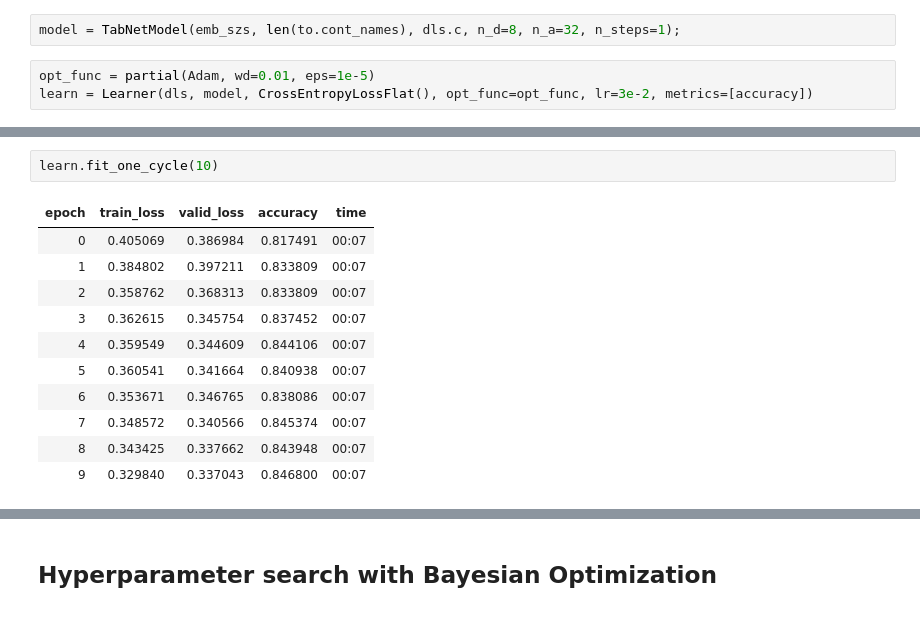
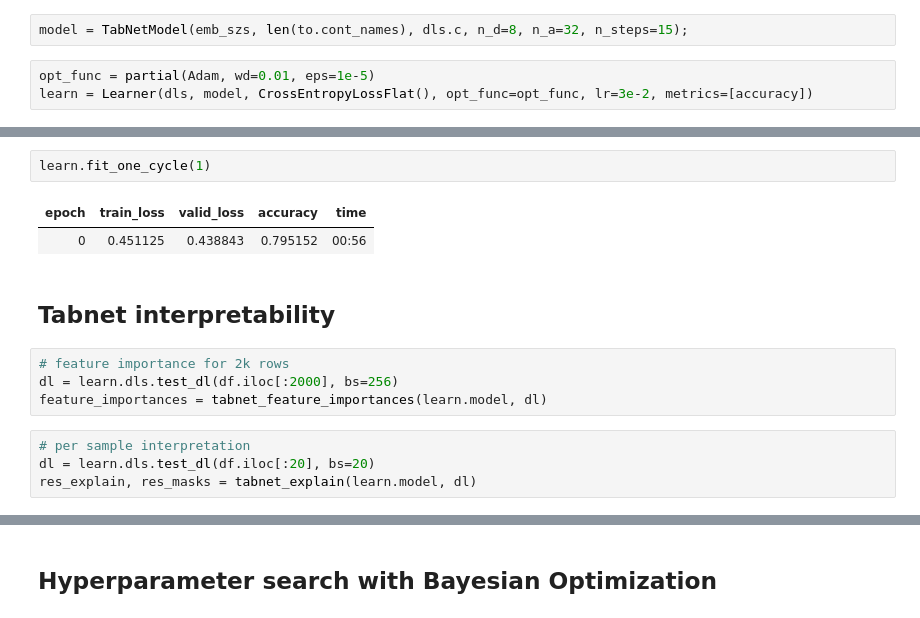
Before and after one commit to mgrankin/fast_tabnet, a Jupyter notebook: index.ipynb, the cells around one changed output, grey strips where cells are left out. Cells and saved outputs as stored; diff of their text form.

```diff
--- a/index.ipynb
+++ b/index.ipynb
@@ -97,7 +97,7 @@ emb_szs = get_emb_sz(to); print(emb_szs)
 # %% [markdown]
 That's the use of the model
 # %%
-model = TabNetModel(emb_szs, len(to.cont_names), dls.c, n_d=8, n_a=32, n_steps=1);
+model = TabNetModel(emb_szs, len(to.cont_names), dls.c, n_d=8, n_a=32, n_steps=15);
 # %%
 opt_func = partial(Adam, wd=0.01, eps=1e-5)
 learn = Learner(dls, model, CrossEntropyLossFlat(), opt_func=opt_func, lr=3e-2, metrics=[accuracy])
@@ -110,14 +110,15 @@ SuggestedLRs(lr_min=0.13182567358016967, lr_steep=0.17378008365631104)
 # %%
-learn.fit_one_cycle(10)
+learn.fit_one_cycle(1)
 # %% [output]
 | epoch | train_loss | valid_loss | accuracy | time |
-| 0 | 0.405069 | 0.386984 | 0.817491 | 00:07 |
-| 1 | 0.384802 | 0.397211 | 0.833809 | 00:07 |
-| 2 | 0.358762 | 0.368313 | 0.833809 | 00:07 |
-| 3 | 0.362615 | 0.345754 | 0.837452 | 00:07 |
-| 4 | 0.359549 | 0.344609 | 0.844106 | 00:07 |
-| 5 | 0.360541 | 0.341664 | 0.840938 | 00:07 |
-| 6 | 0.353671 | 0.346765 | 0.838086 | 00:07 |
-| 7 | 0.348572 | 0.340566 | 0.845374 | 00:07 |
-| 8 | 0.343425 | 0.337662 | 0.843948 | 00:07 |
-| 9 | 0.329840 | 0.337043 | 0.846800 | 00:07 |
+| 0 | 0.451125 | 0.438843 | 0.795152 | 00:56 |
+# %% [markdown]
+## Tabnet interpretability
+# %%
+# feature importance for 2k rows
+dl = learn.dls.test_dl(df.iloc[:2000], bs=256)
+feature_importances = tabnet_feature_importances(learn.model, dl)
+# %%
+# per sample interpretation
+dl = learn.dls.test_dl(df.iloc[:20], bs=20)
+res_explain, res_masks = tabnet_explain(learn.model, dl)
```
Also changed, not shown: parts of 5 cells of this notebook, 1 other file.
